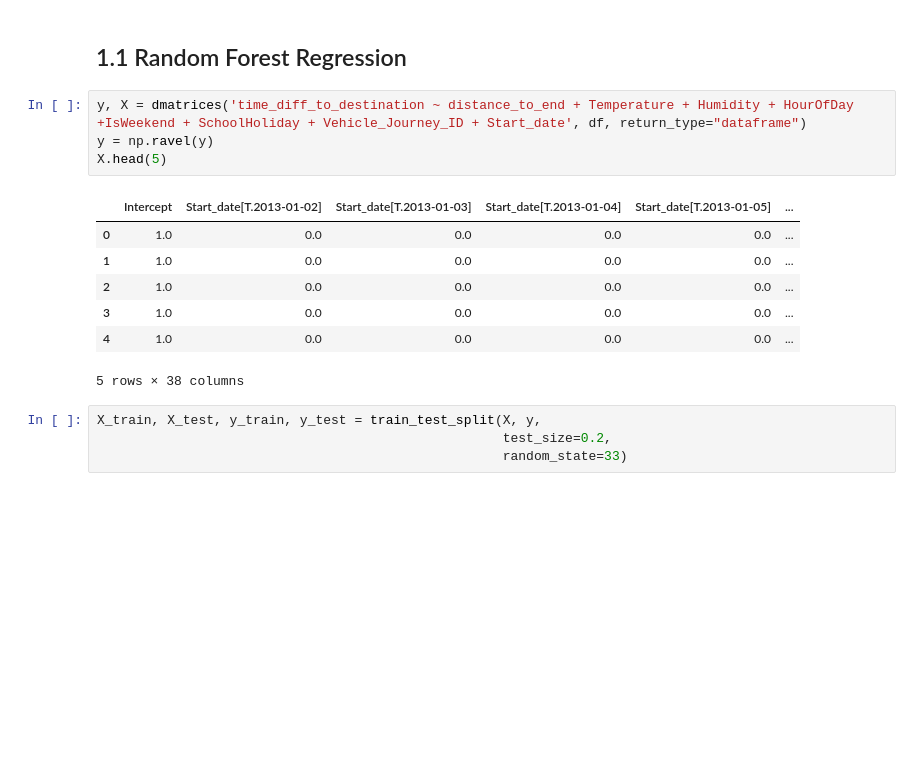
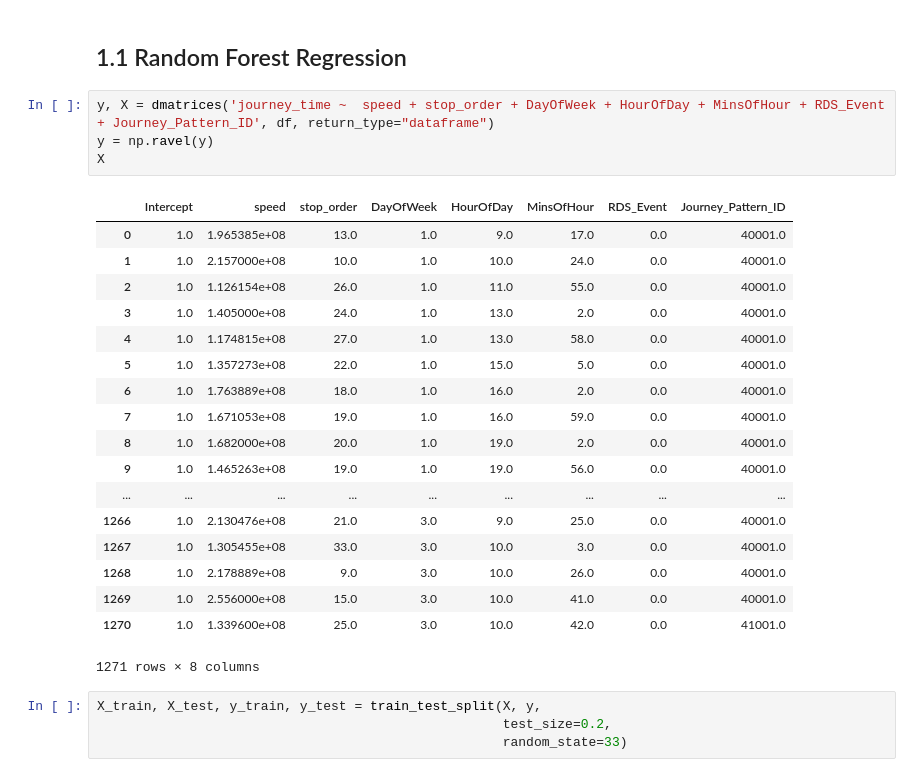
Before and after one commit to andrew-ocallaghan-ie/The11thHour, a Jupyter notebook: DublinBusApp/data_analytics/bus_route4_model_analysis.ipynb, the cells around one changed output. Saved outputs shown, nothing was run; the diff lists cells and outputs as text; blank space fills up the shorter version.

```diff
--- a/DublinBusApp/data_analytics/bus_route4_model_analysis.ipynb
+++ b/DublinBusApp/data_analytics/bus_route4_model_analysis.ipynb
@@ -30,17 +30,28 @@ df = pd.read_csv('csv_data/bus_route4_clean.csv')
 # %% [markdown]
 ## 1.1 Random Forest Regression
 # %%
-y, X = dmatrices('time_diff_to_destination ~ distance_to_end + Temperature + Humidity + HourOfDay +IsWeekend + SchoolHoliday + Vehicle_Journey_ID + Start_date', df, return_type="dataframe")
+y, X = dmatrices('journey_time ~  speed + stop_order + DayOfWeek + HourOfDay + MinsOfHour + RDS_Event + Journey_Pattern_ID', df, return_type="dataframe")
 y = np.ravel(y)
-X.head(5)
+X
 # %% [output]
-|  | Intercept | Start_date[T.2013-01-02] | Start_date[T.2013-01-03] | Start_date[T.2013-01-04] | Start_date[T.2013-01-05] | ... |
-| 0 | 1.0 | 0.0 | 0.0 | 0.0 | 0.0 | ... |
-| 1 | 1.0 | 0.0 | 0.0 | 0.0 | 0.0 | ... |
-| 2 | 1.0 | 0.0 | 0.0 | 0.0 | 0.0 | ... |
-| 3 | 1.0 | 0.0 | 0.0 | 0.0 | 0.0 | ... |
-| 4 | 1.0 | 0.0 | 0.0 | 0.0 | 0.0 | ... |
+|  | Intercept | speed | stop_order | DayOfWeek | HourOfDay | MinsOfHour | RDS_Event | Journey_Pattern_ID |
+| 0 | 1.0 | 1.965385e+08 | 13.0 | 1.0 | 9.0 | 17.0 | 0.0 | 40001.0 |
+| 1 | 1.0 | 2.157000e+08 | 10.0 | 1.0 | 10.0 | 24.0 | 0.0 | 40001.0 |
+| 2 | 1.0 | 1.126154e+08 | 26.0 | 1.0 | 11.0 | 55.0 | 0.0 | 40001.0 |
+| 3 | 1.0 | 1.405000e+08 | 24.0 | 1.0 | 13.0 | 2.0 | 0.0 | 40001.0 |
+| 4 | 1.0 | 1.174815e+08 | 27.0 | 1.0 | 13.0 | 58.0 | 0.0 | 40001.0 |
+| 5 | 1.0 | 1.357273e+08 | 22.0 | 1.0 | 15.0 | 5.0 | 0.0 | 40001.0 |
+| 6 | 1.0 | 1.763889e+08 | 18.0 | 1.0 | 16.0 | 2.0 | 0.0 | 40001.0 |
+| 7 | 1.0 | 1.671053e+08 | 19.0 | 1.0 | 16.0 | 59.0 | 0.0 | 40001.0 |
+| 8 | 1.0 | 1.682000e+08 | 20.0 | 1.0 | 19.0 | 2.0 | 0.0 | 40001.0 |
+| 9 | 1.0 | 1.465263e+08 | 19.0 | 1.0 | 19.0 | 56.0 | 0.0 | 40001.0 |
+| ... | ... | ... | ... | ... | ... | ... | ... | ... |
+| 1266 | 1.0 | 2.130476e+08 | 21.0 | 3.0 | 9.0 | 25.0 | 0.0 | 40001.0 |
+| 1267 | 1.0 | 1.305455e+08 | 33.0 | 3.0 | 10.0 | 3.0 | 0.0 | 40001.0 |
+| 1268 | 1.0 | 2.178889e+08 | 9.0 | 3.0 | 10.0 | 26.0 | 0.0 | 40001.0 |
+| 1269 | 1.0 | 2.556000e+08 | 15.0 | 3.0 | 10.0 | 41.0 | 0.0 | 40001.0 |
+| 1270 | 1.0 | 1.339600e+08 | 25.0 | 3.0 | 10.0 | 42.0 | 0.0 | 41001.0 |
-5 rows × 38 columns
+1271 rows × 8 columns
 # %%
 X_train, X_test, y_train, y_test = train_test_split(X, y,
                                                     test_size=0.2,
```
Also changed, not shown: parts of 10 cells of this notebook, 5 other files.
